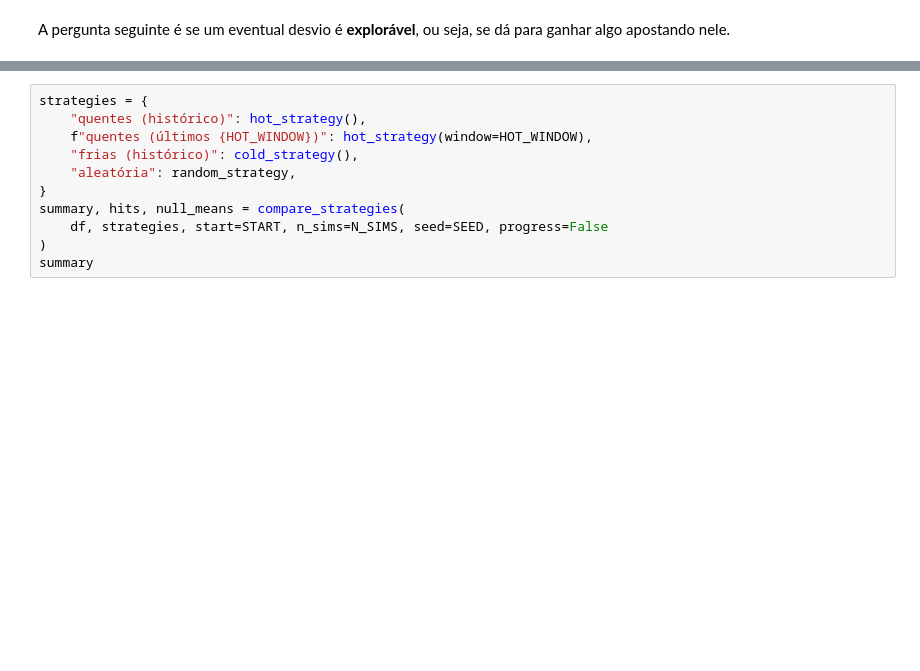
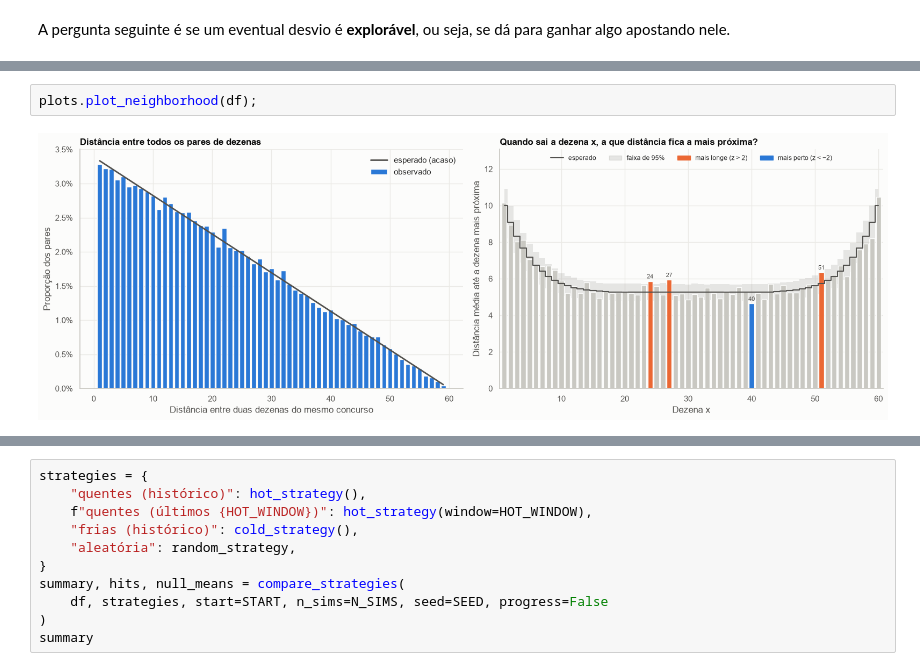
Before and after one commit to lpereira19/mega-sena, a Jupyter notebook: notebooks/1.0-lsp-analise-mega-sena.ipynb, the cells around one changed output, grey strips where cells are left out. Cells and saved outputs as stored; diff of their text form; blank space fills up the shorter version.

```diff
--- a/notebooks/1.0-lsp-analise-mega-sena.ipynb
+++ b/notebooks/1.0-lsp-analise-mega-sena.ipynb
@@ -182,0 +238,4 @@ A pergunta seguinte é se um eventual desvio é **explorável**, ou seja, se dá
+# %%
+plots.plot_neighborhood(df);
+# %% [output]
+[figure, added]
```
Also changed, not shown: parts of 13 cells of this notebook, 11 other files.
